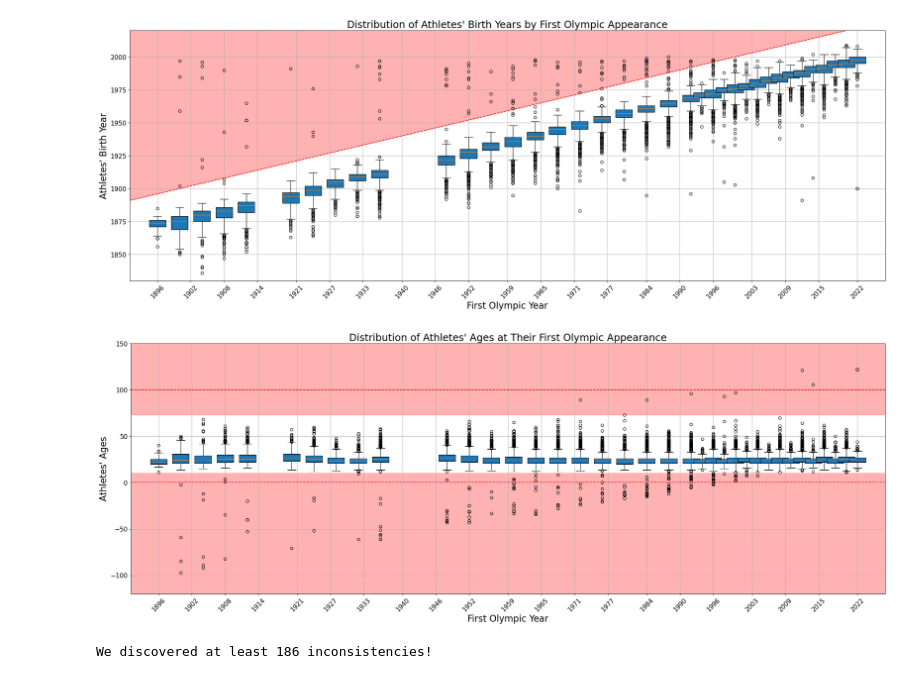
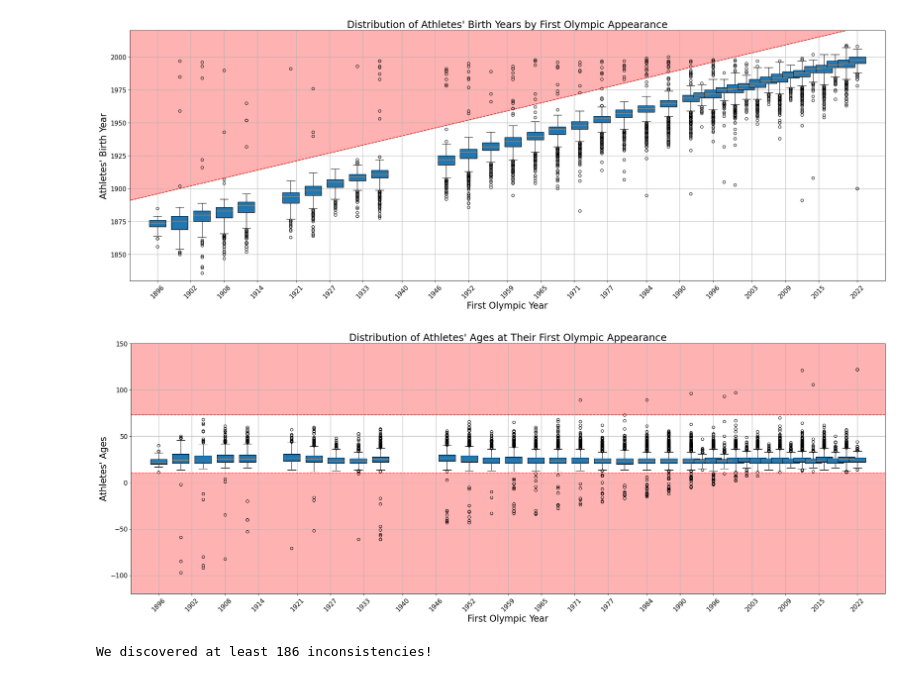
Before and after one commit to willfliaw/CSC_51052_EP, a Jupyter notebook: Project/main/Preliminary data analysis.ipynb, the cells around one changed output. Drawn from its saved outputs; the diff is of its cells as text; code cells hidden in the pictures.

```diff
--- a/Project/main/Preliminary data analysis.ipynb
+++ b/Project/main/Preliminary data analysis.ipynb
@@ -354,36 +352,36 @@ plt.figure(figsize=(30, 10), dpi=80)
 
 
 plt.boxplot(
     box_data_age,
     positions=game_years,
     widths=[3] * len(game_years),
     patch_artist=True,
     manage_ticks=False,
 )
 
 line_data = np.arange(min(game_years) / 2, 2 * max(game_years))
-plt.axhline(0, linestyle="--", c="red")
+plt.axhline(youngestOlympian, linestyle="--", c="red")
 plt.fill_between(x=line_data, y1=youngestOlympian, y2=-120, alpha=0.3, color="red")
 
-plt.axhline(100, linestyle="--", c="red")
+plt.axhline(oldestOlympian, linestyle="--", c="red")
 plt.fill_between(x=line_data, y1=oldestOlympian, y2=150, alpha=0.3, color="red")
 
 # Decoration
 plt.title("Distribution of Athletes' Ages at Their First Olympic Appearance", fontsize=22)
 plt.xlabel("First Olympic Year", fontsize=20)
 plt.xticks(
     ticks=np.linspace(min(game_years), max(game_years), num=21, dtype=int),
     rotation=45,
     fontsize=14,
 )
 plt.xlim(min(game_years) - 5, max(game_years) + 5)
 plt.yticks(fontsize=14)
 plt.ylabel("Athletes' Ages", fontsize=20)
 plt.ylim(-120, 150)
 plt.grid()
 plt.show()
 # %% [output]
-[figure, old version]
+[figure, new version]
 # %%
 ageAtFirstOlympiad = (
     athletes_data["first_game_year"] - athletes_data["athlete_year_birth"]
```
Also changed, not shown: parts of 3 cells of this notebook, 3 other files.
